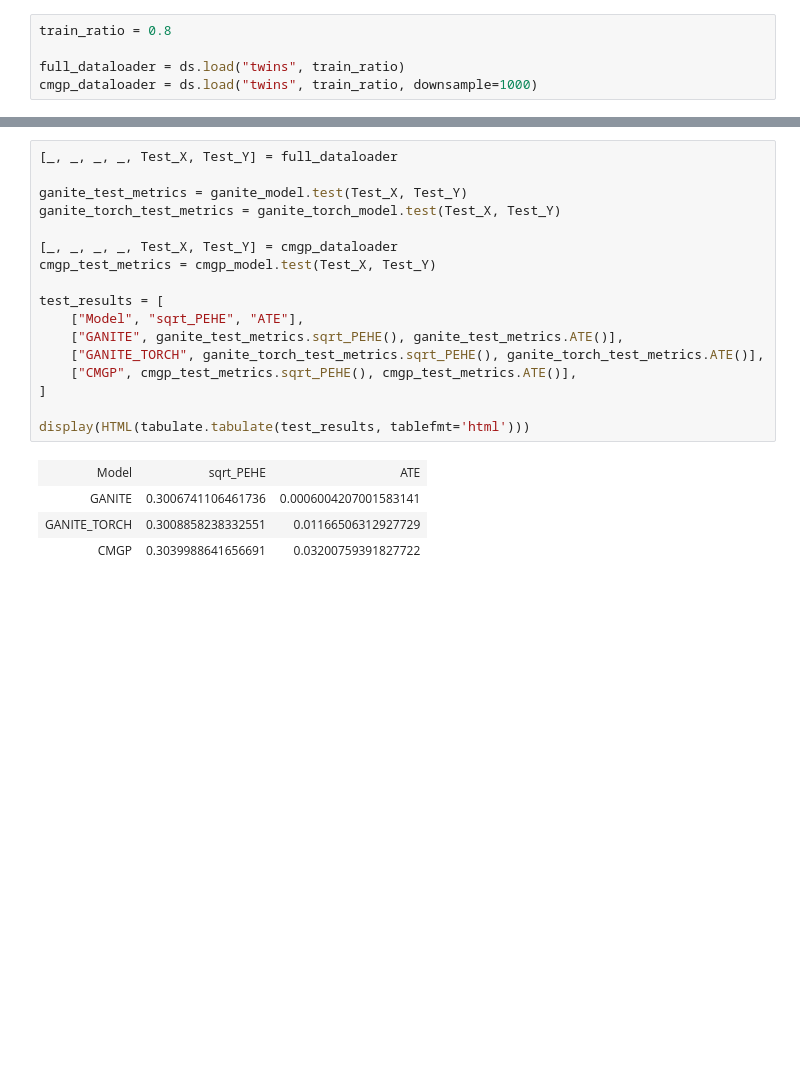
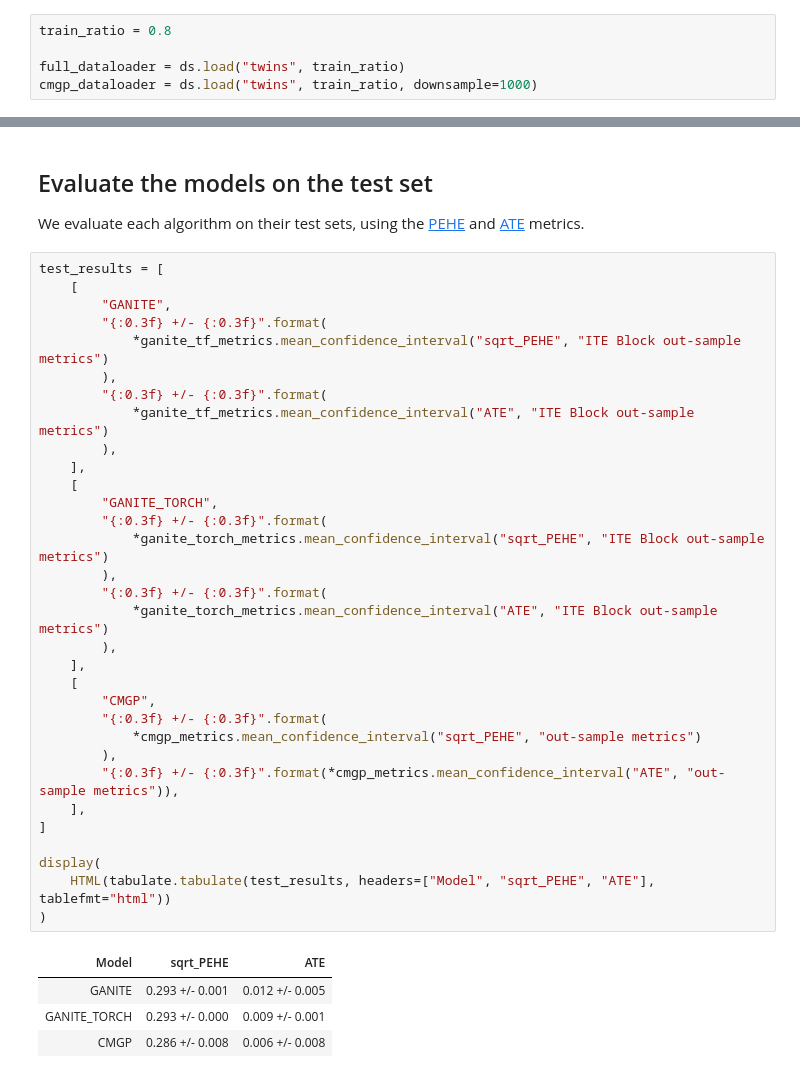
Before and after one commit to bcebere/ite-api, a Jupyter notebook: notebooks/unified_api_train_evaluation.ipynb, the cells around one changed output, grey strips where cells are left out. Drawn from its saved outputs; the diff is of its cells as text; blank space fills up the shorter version.

```diff
--- a/notebooks/unified_api_train_evaluation.ipynb
+++ b/notebooks/unified_api_train_evaluation.ipynb
@@ -141,22 +181,41 @@ out-sample metrics:
-# %%
-[_, _, _, _, Test_X, Test_Y] = full_dataloader
-
-ganite_test_metrics = ganite_model.test(Test_X, Test_Y)
-ganite_torch_test_metrics = ganite_torch_model.test(Test_X, Test_Y)
-
-[_, _, _, _, Test_X, Test_Y] = cmgp_dataloader
-cmgp_test_metrics = cmgp_model.test(Test_X, Test_Y)
-
-test_results = [
-    ["Model", "sqrt_PEHE", "ATE"],
-    ["GANITE", ganite_test_metrics.sqrt_PEHE(), ganite_test_metrics.ATE()],
-    ["GANITE_TORCH", ganite_torch_test_metrics.sqrt_PEHE(), ganite_torch_test_metrics.ATE()],
-    ["CMGP", cmgp_test_metrics.sqrt_PEHE(), cmgp_test_metrics.ATE()],
-]
-
-display(HTML(tabulate.tabulate(test_results, tablefmt='html')))
-# %% [output]
-| Model | sqrt_PEHE | ATE |
-| GANITE | 0.3006741106461736 | 0.0006004207001583141 |
-| GANITE_TORCH | 0.3008858238332551 | 0.01166506312927729 |
-| CMGP | 0.3039988641656691 | 0.03200759391827722 |
+# %% [markdown]
+## Evaluate the models on the test set
+
+We evaluate each algorithm on their test sets, using the [PEHE](https://github.com/bcebere/ite-api/blob/main/src/ite/utils/numpy.py#L19) and [ATE](https://github.com/bcebere/ite-api/blob/main/src/ite/utils/numpy.py#L58) metrics.
+# %%
+test_results = [
+    [
+        "GANITE",
+        "{:0.3f} +/- {:0.3f}".format(
+            *ganite_tf_metrics.mean_confidence_interval("sqrt_PEHE", "ITE Block out-sample metrics")
+        ),
+        "{:0.3f} +/- {:0.3f}".format(
+            *ganite_tf_metrics.mean_confidence_interval("ATE", "ITE Block out-sample metrics")
+        ),
+    ],
+    [
+        "GANITE_TORCH",
+        "{:0.3f} +/- {:0.3f}".format(
+            *ganite_torch_metrics.mean_confidence_interval("sqrt_PEHE", "ITE Block out-sample metrics")
+        ),
+        "{:0.3f} +/- {:0.3f}".format(
+            *ganite_torch_metrics.mean_confidence_interval("ATE", "ITE Block out-sample metrics")
+        ),
+    ],
+    [
+        "CMGP",
+        "{:0.3f} +/- {:0.3f}".format(
+            *cmgp_metrics.mean_confidence_interval("sqrt_PEHE", "out-sample metrics")
+        ),
+        "{:0.3f} +/- {:0.3f}".format(*cmgp_metrics.mean_confidence_interval("ATE", "out-sample metrics")),
+    ],
+]
+
+display(
+    HTML(tabulate.tabulate(test_results, headers=["Model", "sqrt_PEHE", "ATE"], tablefmt="html"))
+)
+# %% [output]
+| Model | sqrt_PEHE | ATE |
+| GANITE | 0.293 +/- 0.001 | 0.012 +/- 0.005 |
+| GANITE_TORCH | 0.293 +/- 0.000 | 0.009 +/- 0.001 |
+| CMGP | 0.286 +/- 0.008 | 0.006 +/- 0.008 |
```
Also changed, not shown: parts of 18 cells of this notebook, 5 other files.
